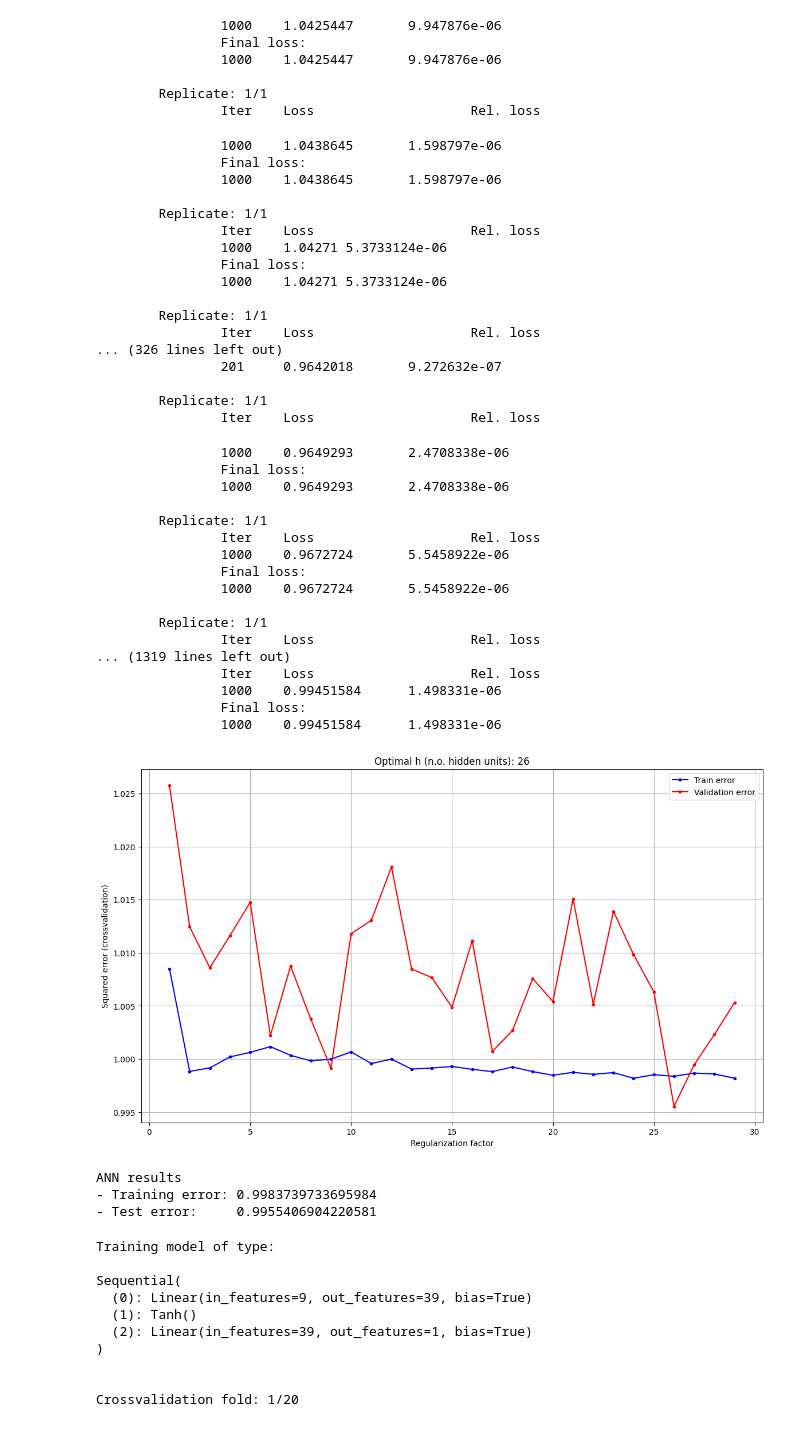
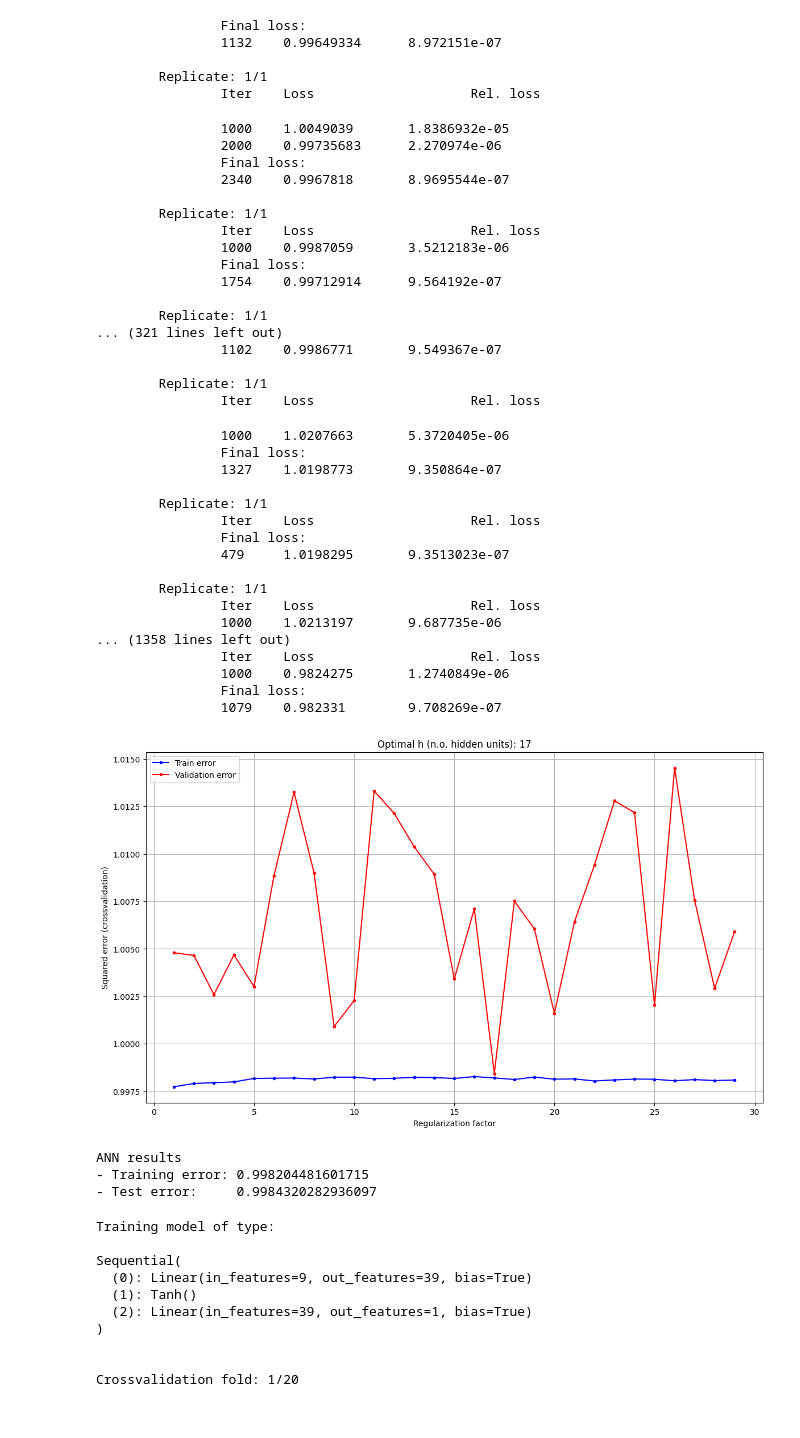
Before and after one commit to KostyalBalint/Intro-to-MI-Project_1, a Jupyter notebook: ANN.ipynb, the cells around one changed output. Saved outputs shown, nothing was run; the diff lists cells and outputs as text; code cells hidden in the pictures.

```diff
--- a/ANN.ipynb
+++ b/ANN.ipynb
@@ -153,7 +153,7 @@ from dtuimldmtools import rlr_validate
 # Create crossvalidation partition for evaluation
 K = 10
 n_replicates = 1  # number of networks trained in each k-fold
-max_iter = 1000
+max_iter = 10000
 CV = model_selection.KFold(K, shuffle=True)
 # CV = model_selection.KFold(K, shuffle=False)
 
@@ -243,47 +243,46 @@ print("- Test error:     {0}".format(test_err_vs_lambda[opt_model_index]))
-                1000    1.0425447       9.947876e-06
                 Final loss:
-                1000    1.0425447       9.947876e-06
+                1132    0.99649334      8.972151e-07
 
         Replicate: 1/1
                 Iter    Loss                    Rel. loss
-                1000    1.0438645       1.598797e-06
+                1000    1.0049039       1.8386932e-05
+                2000    0.99735683      2.270974e-06
                 Final loss:
-                1000    1.0438645       1.598797e-06
+                2340    0.9967818       8.9695544e-07
 
         Replicate: 1/1
                 Iter    Loss                    Rel. loss
-                1000    1.04271 5.3733124e-06
+                1000    0.9987059       3.5212183e-06
                 Final loss:
-                1000    1.04271 5.3733124e-06
+                1754    0.99712914      9.564192e-07
+
+        Replicate: 1/1
+... (321 lines left out)
+                1102    0.9986771       9.549367e-07
 
         Replicate: 1/1
                 Iter    Loss                    Rel. loss
-... (326 lines left out)
-                201     0.9642018       9.272632e-07
-
-        Replicate: 1/1
-                Iter    Loss                    Rel. loss
-                1000    0.9649293       2.4708338e-06
+                1000    1.0207663       5.3720405e-06
                 Final loss:
-                1000    0.9649293       2.4708338e-06
+                1327    1.0198773       9.350864e-07
 
         Replicate: 1/1
                 Iter    Loss                    Rel. loss
-                1000    0.9672724       5.5458922e-06
                 Final loss:
-                1000    0.9672724       5.5458922e-06
+                479     1.0198295       9.3513023e-07
 
         Replicate: 1/1
                 Iter    Loss                    Rel. loss
-... (1319 lines left out)
+                1000    1.0213197       9.687735e-06
+... (1358 lines left out)
                 Iter    Loss                    Rel. loss
-                1000    0.99451584      1.498331e-06
+                1000    0.9824275       1.2740849e-06
                 Final loss:
-                1000    0.99451584      1.498331e-06
+                1079    0.982331        9.708269e-07
-[figure, old version]
+[figure, new version]
 ANN results
-- Training error: 0.9983739733695984
-- Test error:     0.9955406904220581
+- Training error: 0.998204481601715
+- Test error:     0.9984320282936097
 # %%
 summaries, summaries_axes = plt.subplots(1, 2, figsize=(10, 5))
 # Make a list for storing assigned color of learning curve for up to K=10
```
Also changed, not shown: parts of 1 cell of this notebook, 5 other files.
